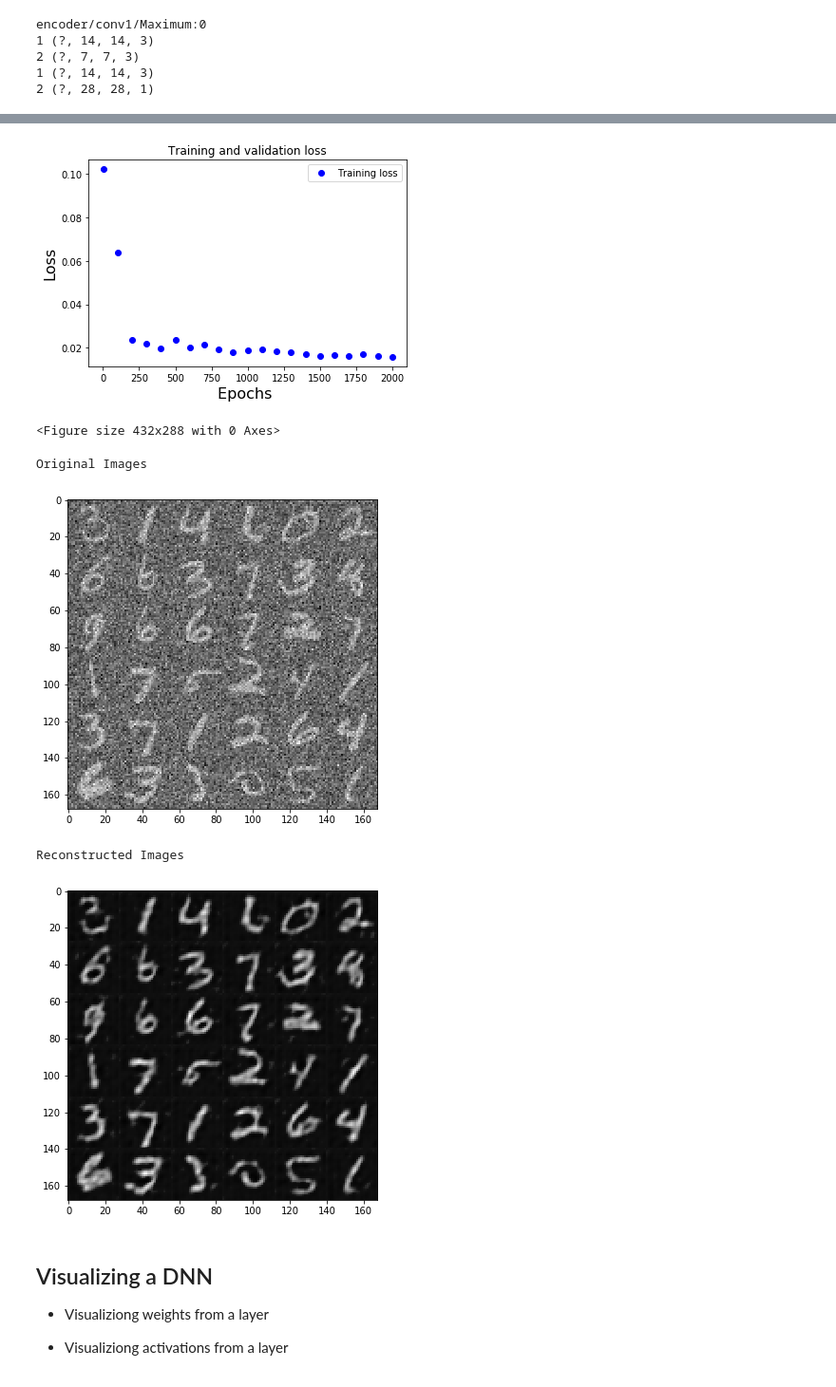
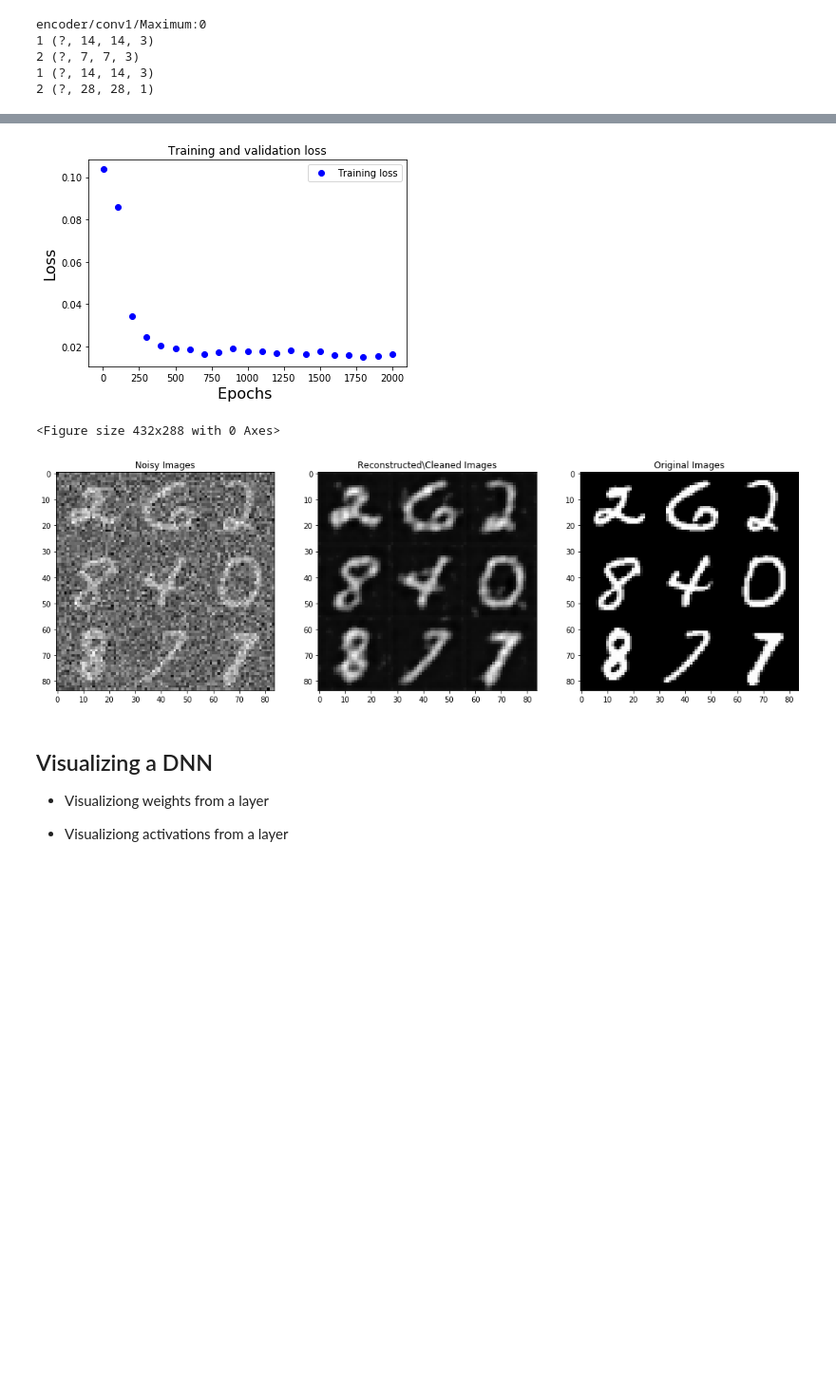
Before and after one commit to denocris/Deep-Learning-Lectures_CV, a Jupyter notebook: autoencoder-v3.ipynb, the cells around one changed output, grey strips where cells are left out. Shown at 95% size. Saved outputs shown, nothing was run; the diff lists cells and outputs as text; code cells hidden in the pictures; blank space fills up the shorter version.

```diff
--- a/autoencoder-v3.ipynb
+++ b/autoencoder-v3.ipynb
@@ -150,16 +150,16 @@ def decoder(x):
     return layer_2
 
 # Construct model
-encoder_output = encoder(X_noisy)
+encoder_input = X_noisy
+encoder_output = encoder(encoder_input)
 decoder_output = decoder(encoder_output)
 
-# Prediction
-y_pred = decoder_output
+
 # Targets (Labels) are the input data.
-y_true = X
+y_target = X
 
 # Define loss and optimizer, minimize the squared error
-loss = tf.reduce_mean(tf.pow(y_true - y_pred, 2))
+loss = tf.reduce_mean(tf.pow(y_target - decoder_output, 2))
 optimizer = tf.train.RMSPropOptimizer(learning_rate).minimize(loss)
 
 # Initialize the variables (i.e. assign their default value)
@@ -222,48 +222,57 @@ plt.legend()
 plt.figure()
 plt.show()
 # %% [output]
-[figure, old version]
+[figure, new version]
 <Figure size 432x288 with 0 Axes>
 # %%
 # Testing
 # Encode and decode images from test set and visualize their reconstruction.
-n = 6
-canvas_orig = np.empty((28 * n, 28 * n))
-canvas_recon = np.empty((28 * n, 28 * n))
+n = 3
+m = 3
+canvas_noisy = np.empty((28 * n, 28 * m))
+canvas_recon = np.empty((28 * n, 28 * m))
+canvas_orig = np.empty((28 * n, 28 * m))
 for i in range(n):
     # MNIST test set
     batch_x, _ = mnist.test.next_batch(n)
     # Encode and decode the digit image
     batch_x = batch_x.reshape([n, 28, 28, 1])
     #batch_x_noisy = batch_x + 0.2*tf.random_normal(tf.shape(batch_x))
     batch_x_noisy = batch_x + np.random.normal(0, 100/255., (batch_x.shape[0], batch_x.shape[1],batch_x.shape[2],batch_x.shape[3]))
     #g = sess.run(decoder_op, feed_dict={X: batch_x})
-    g = sess.run(y_pred, feed_dict={X: batch_x, X_noisy: batch_x_noisy})
-    # Display original images
-    for j in range(n):
-        # Draw the generated digits
-        canvas_orig[i * 28:(i + 1) * 28, j * 28:(j + 1) * 28] = batch_x_noisy[j].reshape([28, 28])
+    results = sess.run(decoder_output, feed_dict={X: batch_x, X_noisy: batch_x_noisy})
+    # Display input images
+    for j in range(m):
+        canvas_noisy[i * 28:(i + 1) * 28, j * 28:(j + 1) * 28] = batch_x_noisy[j].reshape([28, 28])
     # Display reconstructed images
-    for j in range(n):
-        # Draw the generated digits
-        #canvas_recon[i * 28:(i + 1) * 28, j * 28:(j + 1) * 28] = g[j].reshape([28, 28])
-        canvas_recon[i * 28:(i + 1) * 28, j * 28:(j + 1) * 28] = g[j].reshape([28, 28])
+    for j in range(m):
+        canvas_recon[i * 28:(i + 1) * 28, j * 28:(j + 1) * 28] = results[j].reshape([28, 28])
+        # Display original images
+    for j in range(m):
+        canvas_orig[i * 28:(i + 1) * 28, j * 28:(j + 1) * 28] = batch_x[j].reshape([28, 28])
 
 
-print("Original Images")
-plt.figure(figsize=(n, n))
+#Plotting
+plt.figure(figsize=(18,18))
+plt.subplot(131)
+plt.imshow(canvas_noisy, origin="upper", cmap="gray")
+plt.title("Noisy Images")
+
+plt.subplot(132)
+plt.imshow(canvas_recon, origin="upper", cmap="gray")
+plt.title("Reconstructed\Cleaned Images")
+
+plt.subplot(133)
 plt.imshow(canvas_orig, origin="upper", cmap="gray")
+plt.title("Original Images")
 plt.show()
 
-print("Reconstructed Images")
-plt.figure(figsize=(n, n))
-plt.imshow(canvas_recon, origin="upper", cmap="gray")
-plt.show()
+# print("original Images")
+# plt.figure(figsize=(n, m))
+# plt.imshow(canvas_orig, origin="upper", cmap="gray")
+# plt.show()
 # %% [output]
-Original Images
-[figure, old version]
+[figure, new version]
-Reconstructed Images
-[figure, removed]
 # %% [markdown]
 ## Visualizing a DNN
 
```
Also changed, not shown: parts of 2 cells of this notebook.
